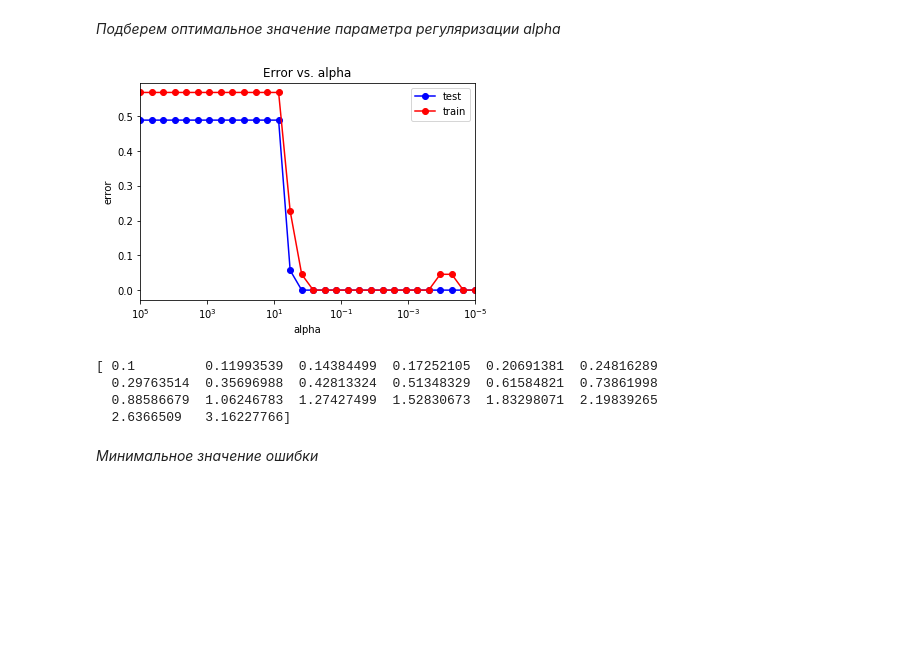
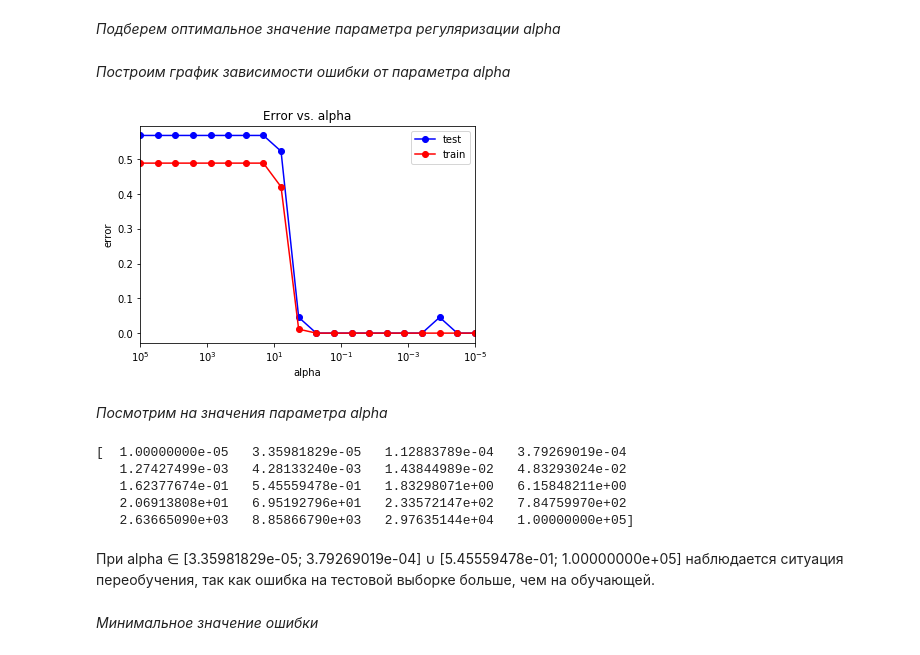
Before and after one commit to andreymarchenko/Machine-Learning-and-Data-Mining-Home-Works, a Jupyter notebook: March Madness Forecasts - Men & Women's.ipynb, the cells around one changed output. Cells and saved outputs as stored; diff of their text form; code cells hidden in the pictures; blank space fills up the shorter version.

```diff
--- a/March Madness Forecasts - Men & Women's.ipynb
+++ b/March Madness Forecasts - Men & Women's.ipynb
@@ -634,7 +634,7 @@ print("Ошибка на тестовой выборке: ", np.mean(y_test != y
 # %% [markdown]
 *Для решения проблемы переобучения **увеличим** число нейронов в скрытом слое:*
 # %%
-mlp_model = MLPClassifier(hidden_layer_sizes = (11), solver = 'lbfgs', activation = 'logistic', random_state = 5)
+mlp_model = MLPClassifier(hidden_layer_sizes = (6), solver = 'lbfgs', activation = 'logistic', random_state = 5)
 mlp_model.fit(X_train, y_train)
 # %% [output]
 MLPClassifier(activation='logistic', alpha=0.0001, batch_size='auto',
@@ -661,6 +661,6 @@ print("Ошибка на тестовой выборке: ", np.mean(y_test != y
 # %%
 from sklearn.neural_network import MLPClassifier
-mlp_model = MLPClassifier(hidden_layer_sizes = (10, 9), solver = 'lbfgs', activation = 'logistic', random_state = 5)
+mlp_model = MLPClassifier(hidden_layer_sizes = (5, 7), solver = 'lbfgs', activation = 'logistic', random_state = 5)
 mlp_model.fit(X_train, y_train)
 # %% [output]
 MLPClassifier(activation='logistic', alpha=0.0001, batch_size='auto',
@@ -687,7 +687,7 @@ print("Ошибка на тестовой выборке: ", np.mean(y_test != y
 # %% [markdown]
 *Подберем оптимальное значение параметра регуляризации alpha*
 # %%
-alpha_arr = np.logspace(-5, 5, 30)
+alpha_arr = np.logspace(-5, 5, 20)
 test_err = []
 train_err = []
 for alpha in alpha_arr:
@@ -699,24 +699,31 @@ for alpha in alpha_arr:
     y_test_pred = mlp_model.predict(X_test)
     train_err.append(np.mean(y_train != y_train_pred))
     test_err.append(np.mean(y_test != y_test_pred))
+# %% [markdown]
+*Построим график зависимости ошибки от параметра alpha*
 # %%
-plt.semilogx(alpha_arr, train_err, 'b-o', label = 'test')
-plt.semilogx(alpha_arr, test_err, 'r-o', label = 'train')
+plt.semilogx(alpha_arr, test_err, 'b-o', label = 'test')
+plt.semilogx(alpha_arr, train_err, 'r-o', label = 'train')
 plt.xlim([np.max(alpha_arr), np.min(alpha_arr)])
 plt.title('Error vs. alpha')
 plt.xlabel('alpha')
 plt.ylabel('error')
 plt.legend()
 pass
 # %% [output]
-[figure, old version]
+[figure, new version]
+# %% [markdown]
+*Посмотрим на значения параметра alpha*
 # %%
 print(alpha_arr)
 # %% [output]
-[ 0.1         0.11993539  0.14384499  0.17252105  0.20691381  0.24816289
-  0.29763514  0.35696988  0.42813324  0.51348329  0.61584821  0.73861998
-  0.88586679  1.06246783  1.27427499  1.52830673  1.83298071  2.19839265
-  2.6366509   3.16227766]
+[  1.00000000e-05   3.35981829e-05   1.12883789e-04   3.79269019e-04
+   1.27427499e-03   4.28133240e-03   1.43844989e-02   4.83293024e-02
+   1.62377674e-01   5.45559478e-01   1.83298071e+00   6.15848211e+00
+   2.06913808e+01   6.95192796e+01   2.33572147e+02   7.84759970e+02
+   2.63665090e+03   8.85866790e+03   2.97635144e+04   1.00000000e+05]
+# %% [markdown]
+При alpha ∈ [3.35981829e-05; 3.79269019e-04] ∪ [5.45559478e-01; 1.00000000e+05] наблюдается ситуация переобучения, так как ошибка на тестовой выборке больше, чем на обучающей.
 # %% [markdown]
 *Минимальное значение ошибки*
 # %%
```
Also changed, not shown: parts of 25 cells of this notebook.
